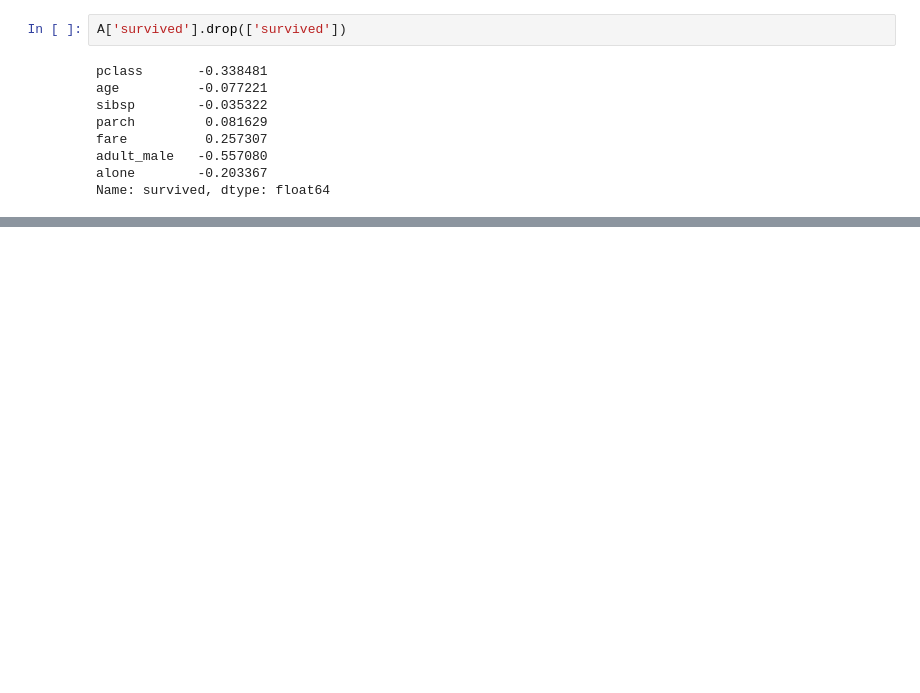
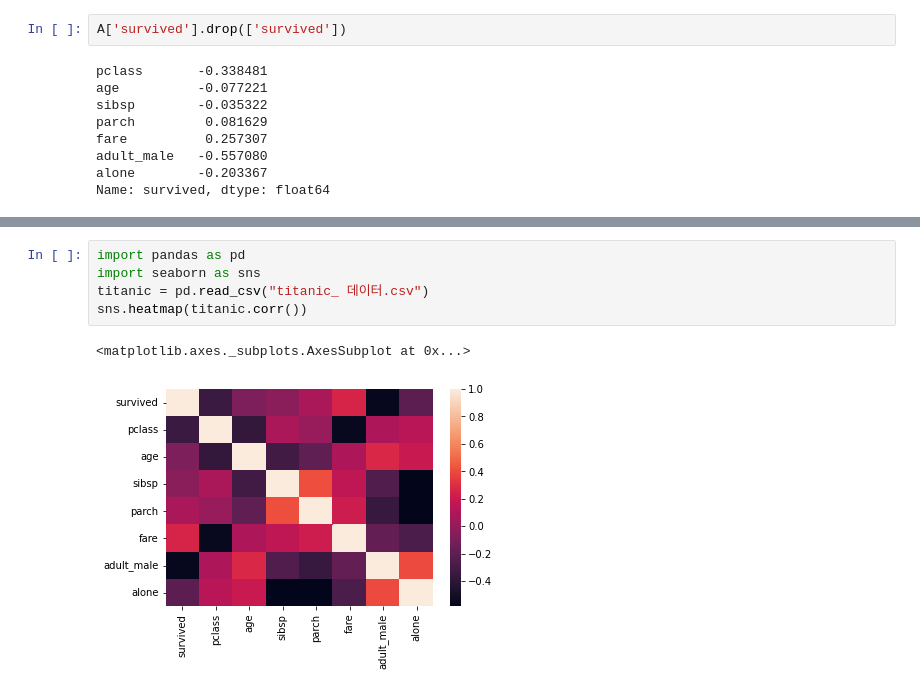
Before and after one commit to Lyeon1/study1, a Jupyter notebook: 이연교_2차_과제_데이터분석_기초_16문제.ipynb, the cells around one changed output, grey strips where cells are left out. Drawn from its saved outputs; the diff is of its cells as text; blank space fills up the shorter version.

```diff
--- a/이연교_2차_과제_데이터분석_기초_16문제.ipynb
+++ b/이연교_2차_과제_데이터분석_기초_16문제.ipynb
@@ -547,0 +613,8 @@ adult_male가 가장 상관관계가 높다
+# %%
+import pandas as pd
+import seaborn as sns
+titanic = pd.read_csv("titanic_ 데이터.csv")
+sns.heatmap(titanic.corr())
+# %% [output]
+<matplotlib.axes._subplots.AxesSubplot at 0x...>
+[figure, added]
```
Also changed, not shown: parts of 16 cells of this notebook.
